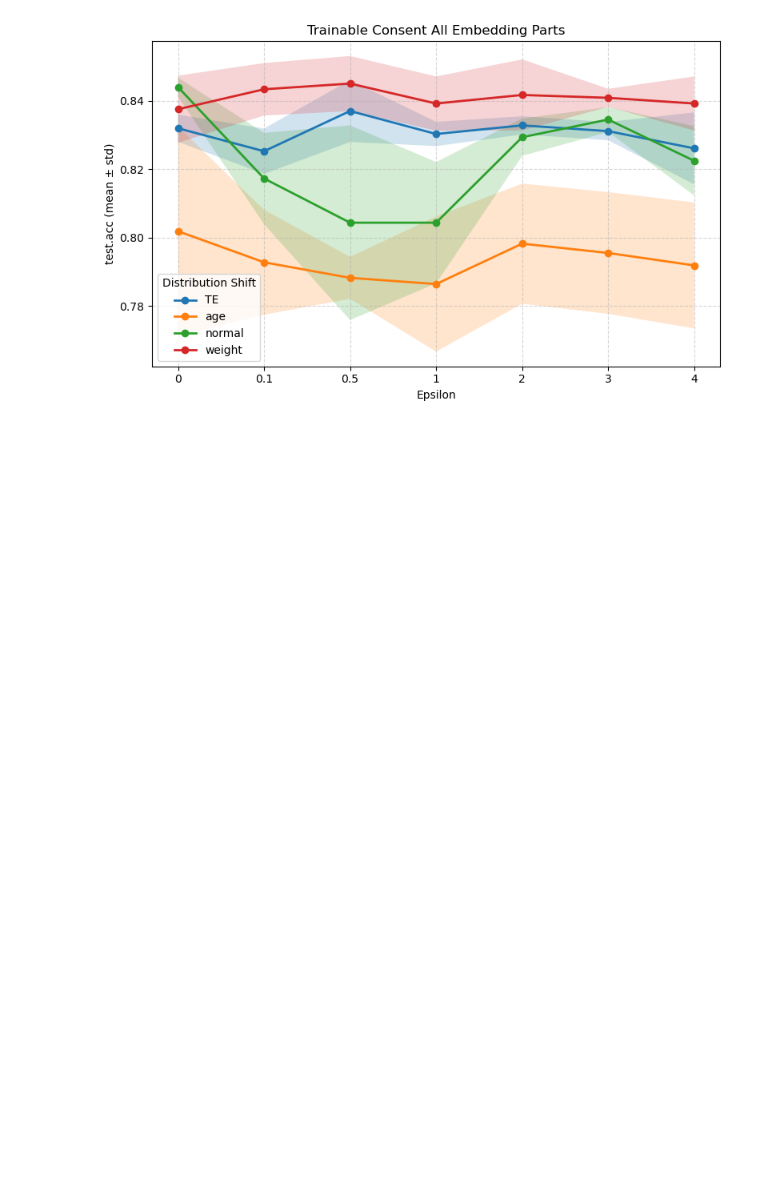
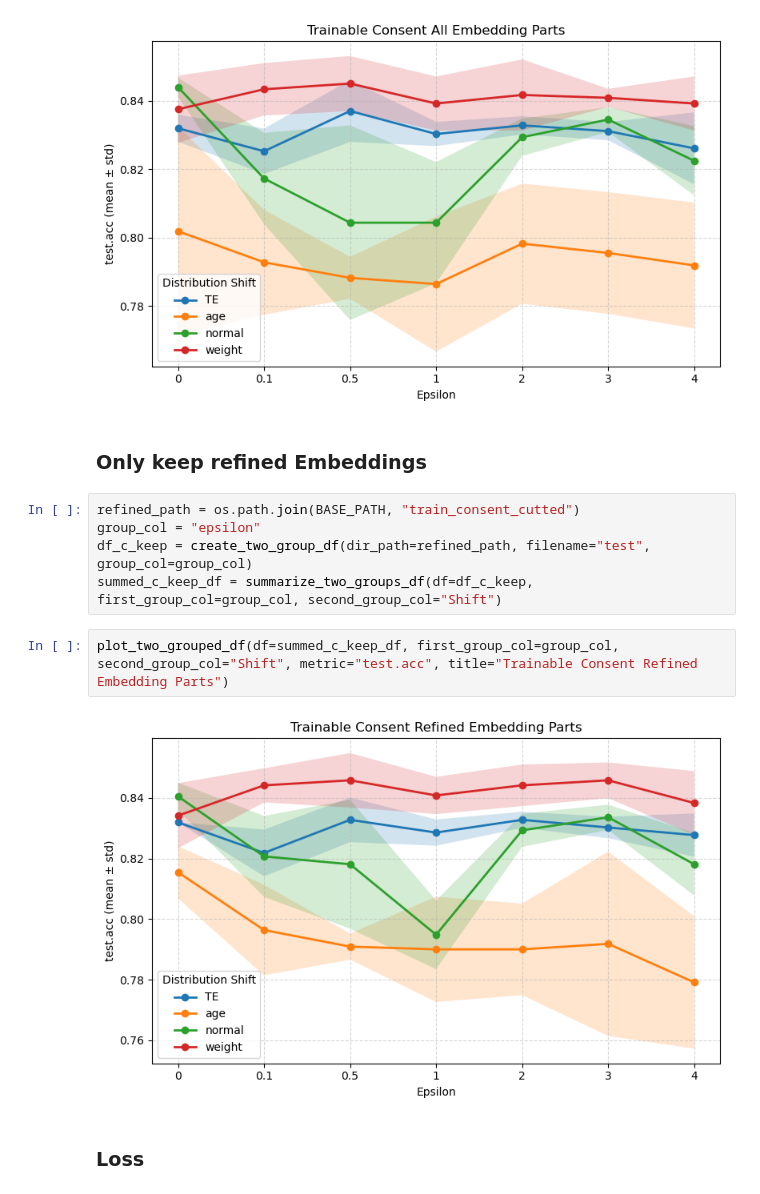
Before and after one commit to kgutjahr/STiL-TTA, a Jupyter notebook: data/summarize_results.ipynb, the cells around one changed output. Cells and saved outputs as stored; diff of their text form; blank space fills up the shorter version.

```diff
--- a/data/summarize_results.ipynb
+++ b/data/summarize_results.ipynb
@@ -281,3 +283,16 @@ summed_c_df = summarize_two_groups_df(df=df_c, first_group_col=group_col, second
 plot_two_grouped_df(df=summed_c_df, first_group_col=group_col, second_group_col="Shift", metric="test.acc", title="Trainable Consent All Embedding Parts")
 # %% [output]
 [figure]
+# %% [markdown]
+### Only keep refined Embeddings
+# %%
+refined_path = os.path.join(BASE_PATH, "train_consent_cutted")
+group_col = "epsilon"
+df_c_keep = create_two_group_df(dir_path=refined_path, filename="test", group_col=group_col)
+summed_c_keep_df = summarize_two_groups_df(df=df_c_keep, first_group_col=group_col, second_group_col="Shift")
+# %%
+plot_two_grouped_df(df=summed_c_keep_df, first_group_col=group_col, second_group_col="Shift", metric="test.acc", title="Trainable Consent Refined Embedding Parts")
+# %% [output]
+[figure, added]
+# %% [markdown]
+### Loss
```
Also changed, not shown: parts of 3 cells of this notebook, 30 other files.
